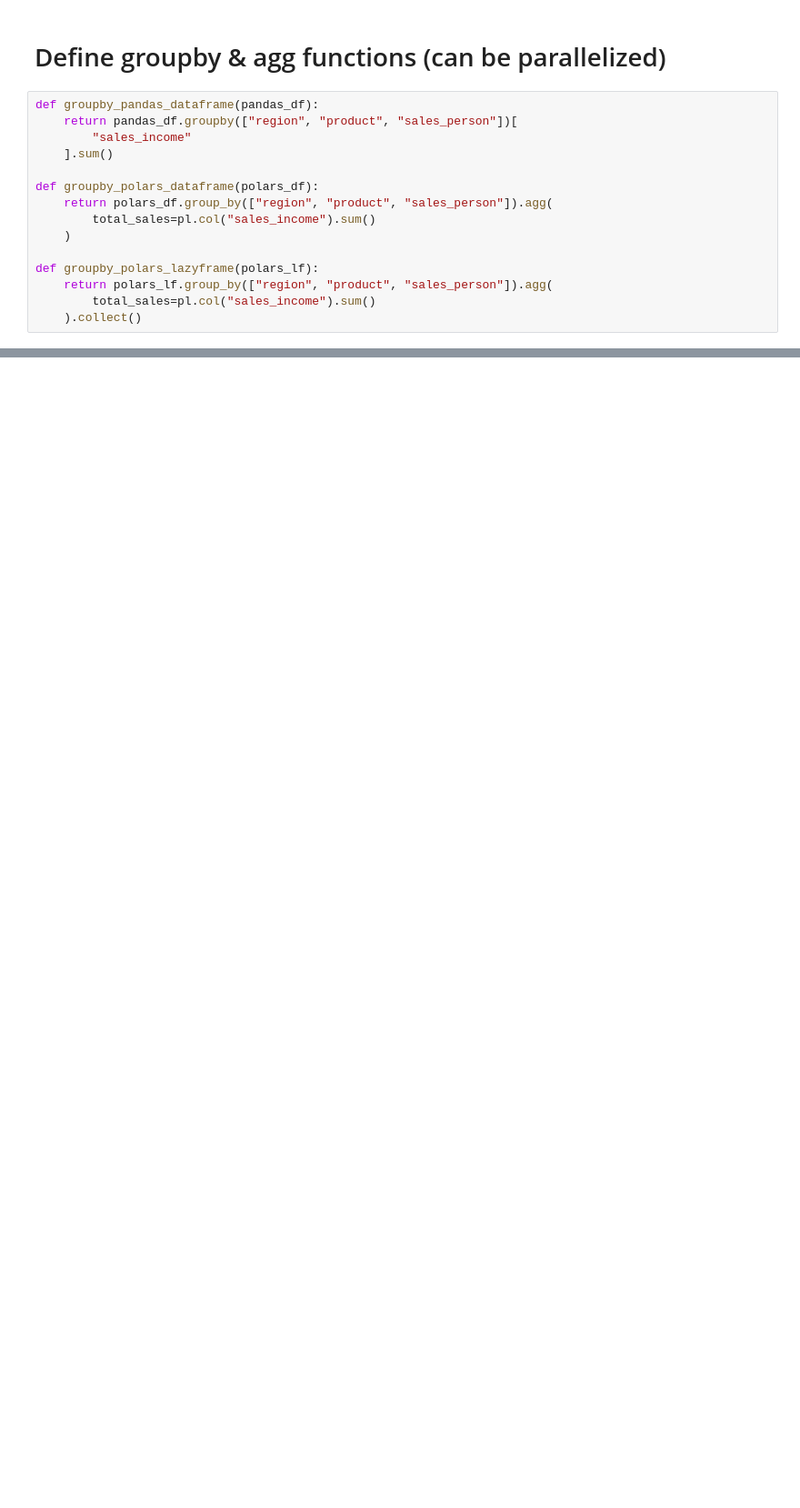
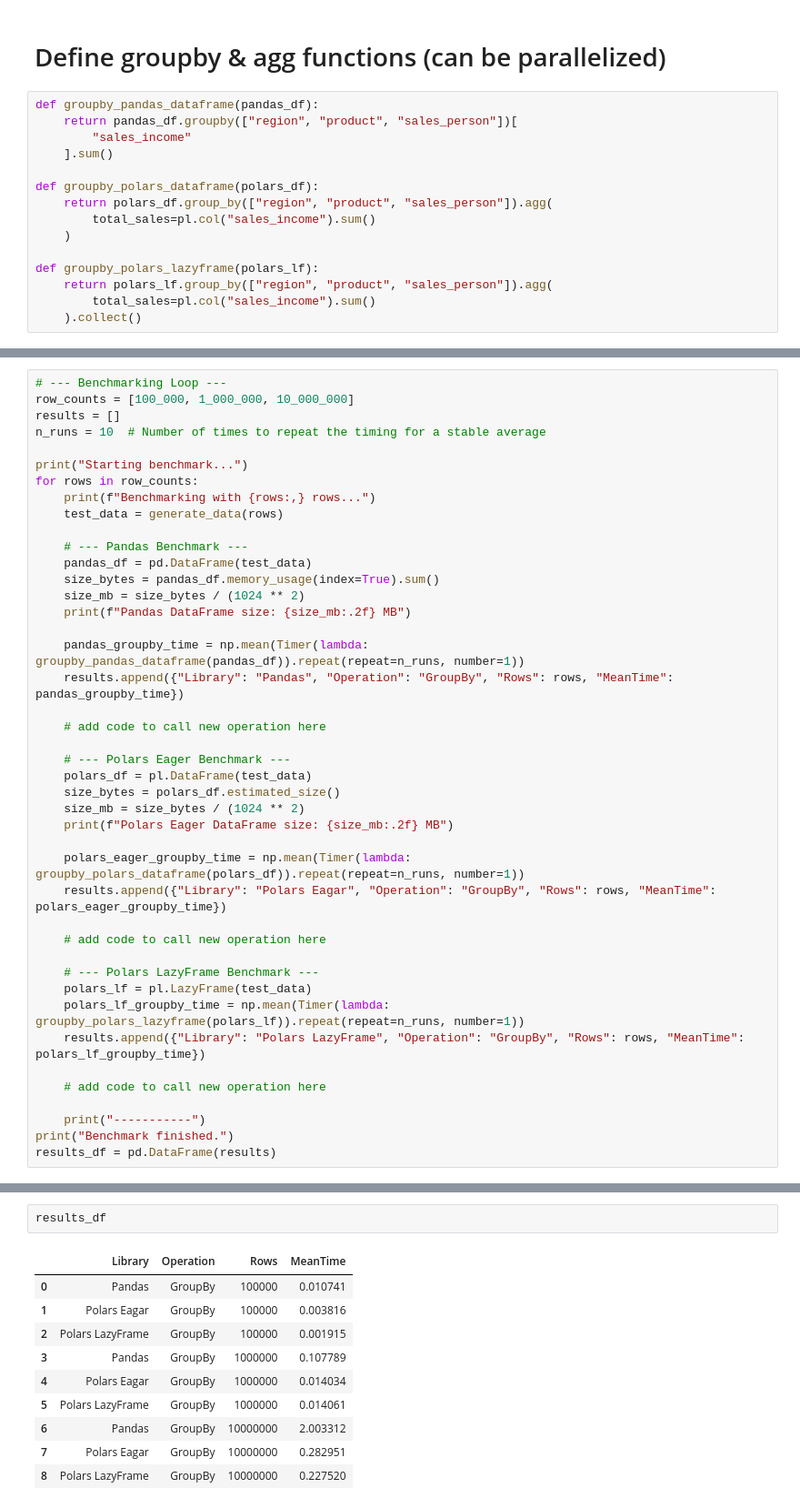
Before and after one commit to oliverangelil/AIMS_course_Pandas_vs_Polars, a Jupyter notebook: Pandas_vs_Polars.ipynb, the cells around one changed output, grey strips where cells are left out. Shown at 91% size. Cells and saved outputs as stored; diff of their text form; blank space fills up the shorter version.

```diff
--- a/Pandas_vs_Polars.ipynb
+++ b/Pandas_vs_Polars.ipynb
@@ -143,0 +103,43 @@ Polars LazyFrame Time. Mean 0.001576, Std: 0.000111 seconds
+# %%
+# --- Benchmarking Loop ---
+row_counts = [100_000, 1_000_000, 10_000_000]
+results = []
+n_runs = 10  # Number of times to repeat the timing for a stable average
+
+print("Starting benchmark...")
+for rows in row_counts:
+    print(f"Benchmarking with {rows:,} rows...")
+    test_data = generate_data(rows)
+
+    # --- Pandas Benchmark ---
+    pandas_df = pd.DataFrame(test_data)
+    size_bytes = pandas_df.memory_usage(index=True).sum()
+    size_mb = size_bytes / (1024 ** 2)
+    print(f"Pandas DataFrame size: {size_mb:.2f} MB")
+
+    pandas_groupby_time = np.mean(Timer(lambda: groupby_pandas_dataframe(pandas_df)).repeat(repeat=n_runs, number=1))
+    results.append({"Library": "Pandas", "Operation": "GroupBy", "Rows": rows, "MeanTime": pandas_groupby_time})
+
+    # add code to call new operation here
+
+    # --- Polars Eager Benchmark ---
+    polars_df = pl.DataFrame(test_data)
+    size_bytes = polars_df.estimated_size()
+    size_mb = size_bytes / (1024 ** 2)
+    print(f"Polars Eager DataFrame size: {size_mb:.2f} MB")
+
+    polars_eager_groupby_time = np.mean(Timer(lambda: groupby_polars_dataframe(polars_df)).repeat(repeat=n_runs, number=1))
+    results.append({"Library": "Polars Eagar", "Operation": "GroupBy", "Rows": rows, "MeanTime": polars_eager_groupby_time})
+
+    # add code to call new operation here
+
+    # --- Polars LazyFrame Benchmark ---
+    polars_lf = pl.LazyFrame(test_data)
+    polars_lf_groupby_time = np.mean(Timer(lambda: groupby_polars_lazyframe(polars_lf)).repeat(repeat=n_runs, number=1))
+    results.append({"Library": "Polars LazyFrame", "Operation": "GroupBy", "Rows": rows, "MeanTime": polars_lf_groupby_time})
+
+    # add code to call new operation here
+
+    print("-----------")
+print("Benchmark finished.")
+results_df = pd.DataFrame(results)
@@ -143,0 +161,13 @@ Polars LazyFrame Time. Mean 0.001576, Std: 0.000111 seconds
+# %%
+results_df
+# %% [output]
+|  | Library | Operation | Rows | MeanTime |
+| 0 | Pandas | GroupBy | 100000 | 0.010741 |
+| 1 | Polars Eagar | GroupBy | 100000 | 0.003816 |
+| 2 | Polars LazyFrame | GroupBy | 100000 | 0.001915 |
+| 3 | Pandas | GroupBy | 1000000 | 0.107789 |
+| 4 | Polars Eagar | GroupBy | 1000000 | 0.014034 |
+| 5 | Polars LazyFrame | GroupBy | 1000000 | 0.014061 |
+| 6 | Pandas | GroupBy | 10000000 | 2.003312 |
+| 7 | Polars Eagar | GroupBy | 10000000 | 0.282951 |
+| 8 | Polars LazyFrame | GroupBy | 10000000 | 0.227520 |
```
Also changed, not shown: parts of 19 cells of this notebook, 2 other files.
